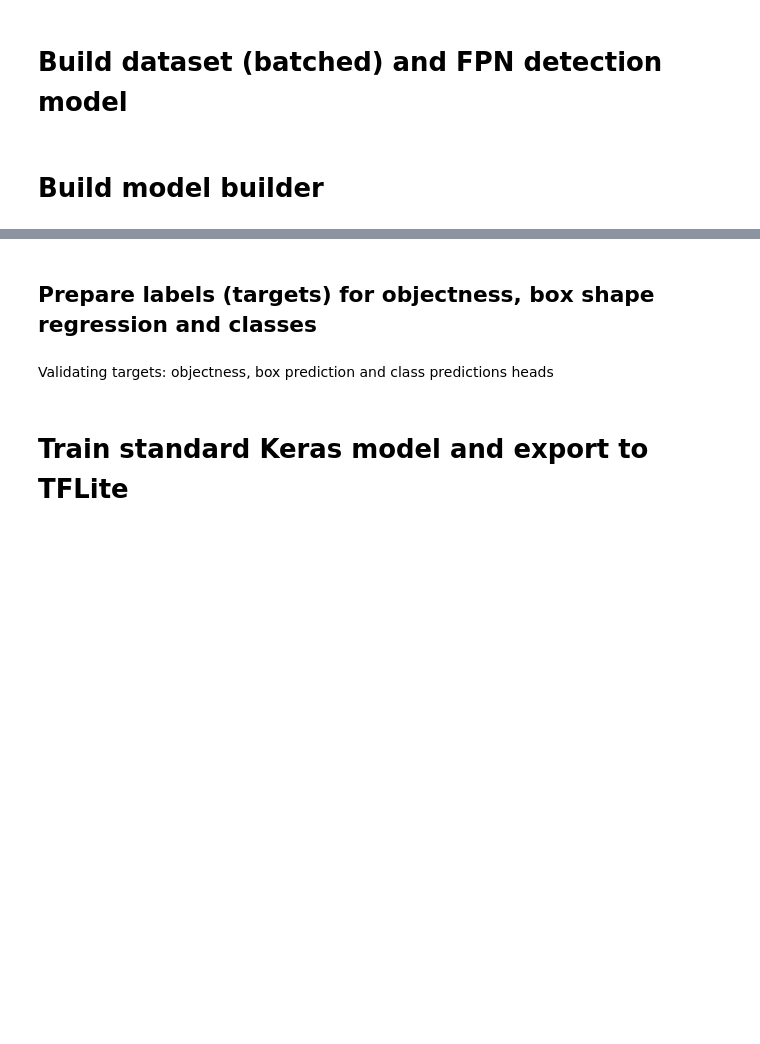
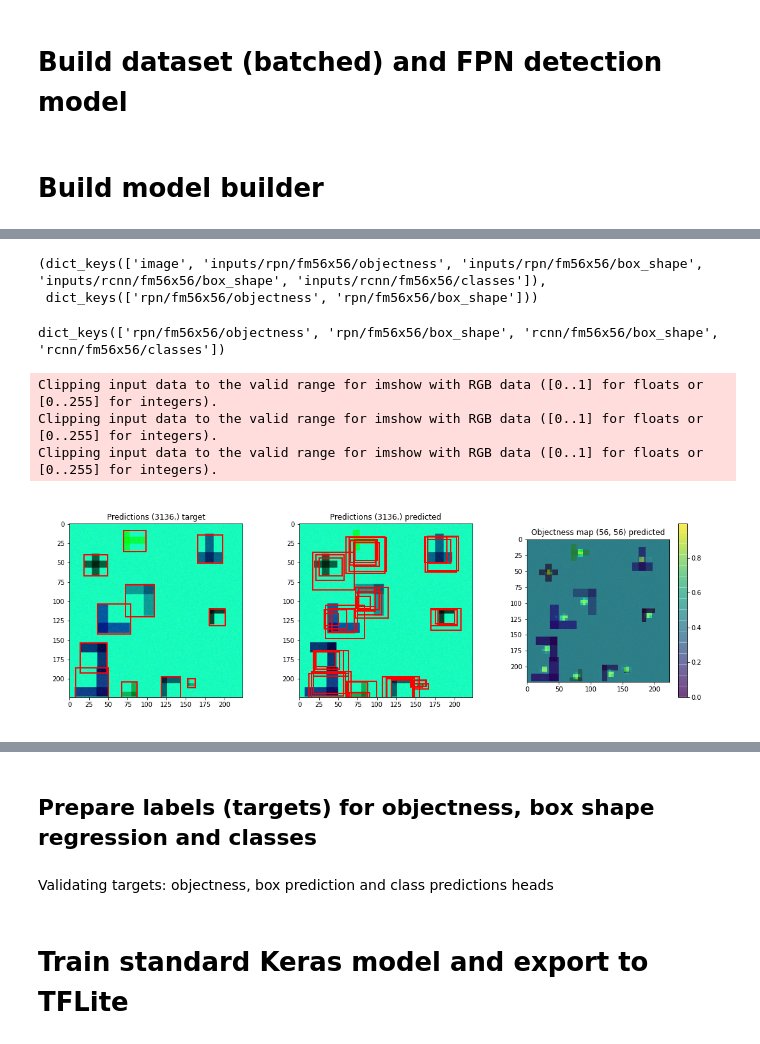
Before and after one commit to kmkolasinski/keras_detection, a Jupyter notebook: notebooks/faster_rcnn_builder_random_rectangles.ipynb, the cells around one changed output, grey strips where cells are left out. Saved outputs shown, nothing was run; the diff lists cells and outputs as text; code cells hidden in the pictures; blank space fills up the shorter version.

```diff
--- a/notebooks/faster_rcnn_builder_random_rectangles.ipynb
+++ b/notebooks/faster_rcnn_builder_random_rectangles.ipynb
@@ -76,7 +105,7 @@ import keras_detection.backbones.fpn as fpn
 from keras_detection.utils import plotting
 from keras_detection.heads import SingleConvPoolHeadFactory, SingleConvPoolHead
 
-num_filters = 128
+num_filters = 64
 
 backbone = resnet.ResNetBackbone(
     input_shape=(image_dim, image_dim, 3),
@@ -142,4 +222,4 @@ faster_rcnn_model.predict(features).keys()
 optimizer = keras.optimizers.Adam(learning_rate=0.001, beta_2=0.995)
 faster_rcnn_model.compile(optimizer, **faster_rcnn_builder.rpn.get_model_compile_args())
 # %%
-faster_rcnn_model.fit(prepared_train_dataset, epochs=1, steps_per_epoch=10)
+faster_rcnn_model.fit(prepared_train_dataset, epochs=10, steps_per_epoch=500)
@@ -147,0 +252,50 @@ faster_rcnn_model.summary(line_length=150)
+# %%
+features, labels = next(iter(prepared_train_dataset))
+features.keys(), labels.keys()
+# %% [output]
+(dict_keys(['image', 'inputs/rpn/fm56x56/objectness', 'inputs/rpn/fm56x56/box_shape', 'inputs/rcnn/fm56x56/box_shape', 'inputs/rcnn/fm56x56/classes']),
+ dict_keys(['rpn/fm56x56/objectness', 'rpn/fm56x56/box_shape']))
+# %%
+predictions = faster_rcnn_model.predict(features)
+predictions.keys()
+# %% [output]
+dict_keys(['rpn/fm56x56/objectness', 'rpn/fm56x56/box_shape', 'rcnn/fm56x56/box_shape', 'rcnn/fm56x56/classes'])
+# %%
+rpn_predictions = [predictions[name] for name in faster_rcnn_builder.rpn.get_outputs_names()]
+rpn_predictions = faster_rcnn_builder.rpn.predictions_to_dict(rpn_predictions, postprocess=True)
+# predictions = builder.predictions_to_dict(predictions, postprocess=True)
+rpn_fm = "rpn/fm56x56"
+rpn_targets = [labels[n][..., :-1] for n in faster_rcnn_builder.rpn.get_outputs_names()]
+rpn_targets = faster_rcnn_builder.rpn.predictions_to_dict(rpn_targets, postprocess=True)
+
+idx = 1
+score_threshold = 0.5
+
+rpn_target = dict(
+    objectness=rpn_targets[f'{rpn_fm}/objectness'][idx],
+    boxes_shape_map=rpn_targets[f'{rpn_fm}/box_shape'][idx],
+)
+
+predicted=dict(
+    objectness=rpn_predictions[f'{rpn_fm}/objectness'][idx],
+    boxes_shape_map=rpn_predictions[f'{rpn_fm}/box_shape'][idx],
+)
+
+render = plotting.draw_compares(
+    target=rpn_target,
+    predicted=predicted,
+    draw_fns=[
+        plotting.draw_boxes,
+        # plotting.draw_classes_map,
+        plotting.draw_objectness_map,
+        # plotting.draw_classes_max_score_map,
+    ],
+    image=features['image'][idx] / 255,
+    score_threshold=score_threshold,
+)
+render
+# %% [output]
+Clipping input data to the valid range for imshow with RGB data ([0..1] for floats or [0..255] for integers).
+Clipping input data to the valid range for imshow with RGB data ([0..1] for floats or [0..255] for integers).
+Clipping input data to the valid range for imshow with RGB data ([0..1] for floats or [0..255] for integers).
+[figure, added]
```
Also changed, not shown: parts of 20 cells of this notebook.
